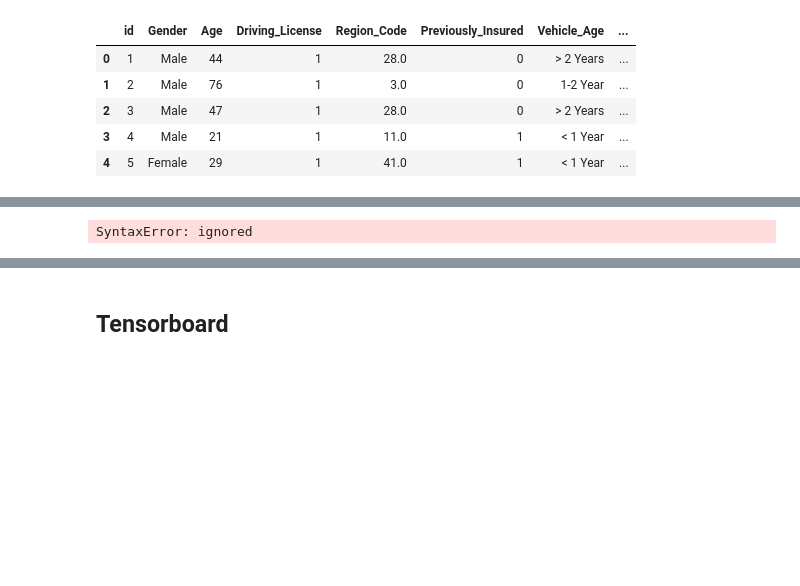
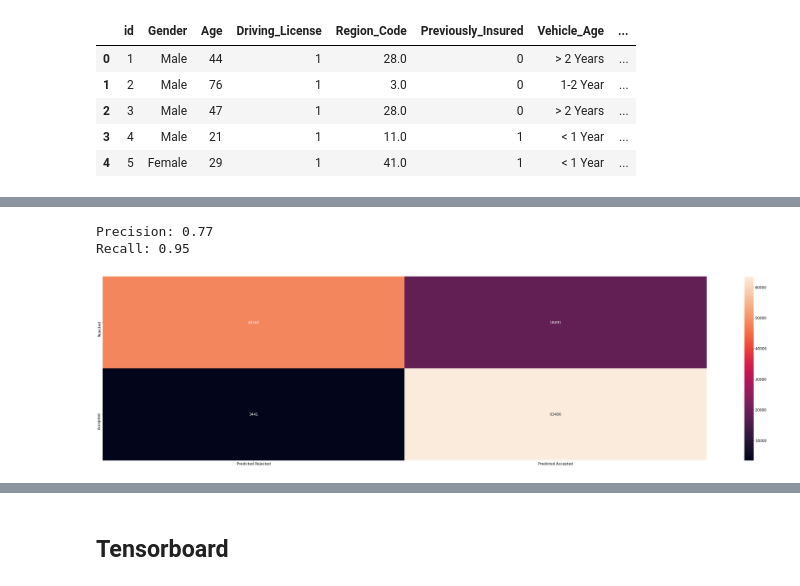
Before and after one commit to gfgullo/HealthInsuranceCrossSellPrediction, a Jupyter notebook: health_insurance_cross_sell_prediction.ipynb, the cells around one changed output, grey strips where cells are left out. Drawn from its saved outputs; the diff is of its cells as text; code cells hidden in the pictures; blank space fills up the shorter version.

```diff
--- a/health_insurance_cross_sell_prediction.ipynb
+++ b/health_insurance_cross_sell_prediction.ipynb
@@ -520,15 +623,15 @@ plot_confusion_matrix(model, ["Rejected", "Accepted"])
 def split_data_by_label(df, target_column):
 
   y = df[target_column].values
-  bool_labels = y!=0
+  bool_labels = y!=0 # creiamo una maschera binaria per filtrare le righe in base al valore del target
 
-  pos_features = df[bool_labels]
-  neg_features = df[~bool_labels]
+  X_pos = df[bool_labels]
+  X_neg = df[~bool_labels] # la tilde inverte la maschera binaria
 
-  pos_features = pos_features.drop(target_column, axis=1).values
-  neg_features = neg_features.drop(target_column, axis=1).values
+  X_pos = X_pos.drop(target_column, axis=1).values
+  X_neg = X_neg.drop(target_column, axis=1).values
 
-  pos_labels = y[bool_labels]
-  neg_labels = y[~bool_labels]
+  y_pos = y[bool_labels]
+  y_neg = y[~bool_labels]
 
-  return pos_features, neg_features, pos_labels, neg_labels
+  return X_pos, X_neg, y_pos, y_neg
@@ -535,12 +640,12 @@ def split_data_by_label(df, target_column):
 # %%
-def concatenate(pos_features, neg_features, pos_labels, neg_labels):
+def concatenate(X_pos, X_neg, y_pos, y_neg):
 
-  concat_features = np.concatenate([neg_features, pos_features], axis=0)
-  concat_labels = np.concatenate([neg_labels, pos_labels], axis=0)
+  X_concat = np.concatenate([X_neg, X_pos], axis=0)
+  y_concat = np.concatenate([y_neg, y_pos], axis=0)
 
-  order = np.arange(len(concat_labels))
+  order = np.arange(len(y_concat))
   np.random.shuffle(order)
-  concat_features = concat_features[order]
-  concat_labels = concat_labels[order]
+  X_concat = X_concat[order]
+  y_concat = y_concat[order]
 
-  return concat_features, concat_labels
+  return X_concat, y_concat
@@ -607,15 +724,15 @@ NameError: ignored
 # %%
 def oversample(df, target_column):
 
-  pos_features, neg_features, pos_labels, neg_labels = split_data_by_label(df, target_column)
+  X_pos, X_neg, y_pos, y_neg = split_data_by_label(df, target_column)
 
-  ids = np.arange(len(pos_features))
-  choices = np.random.choice(ids, len(neg_features))
+  ids = np.arange(len(X_pos)) # come prima, ma ora ids conterrà i possibili indici degli esempi positivi
+  choices = np.random.choice(ids, len(X_neg)) # sempre come prima, ma ora campioniamo tanti indici quanti sono gli esempi negativi
 
-  res_pos_features = pos_features[choices]
-  res_pos_labels = pos_labels[choices]
+  X_pos_res = X_pos[choices]
+  y_pos_res = y_pos[choices]
 
-  res_features, res_labels = concatenate(res_pos_features, neg_features, res_pos_labels, neg_labels)
+  res_features, res_labels = concatenate(X_pos_res, X_neg, y_pos_res, y_neg)
   return res_features, res_labels
 
 X_oversampled, y_oversampled = oversample(df, "Response")
@@ -661,4 +778,6 @@ model.evaluate(X_test, y_test)
 # %%
-plot_confusion_matrix(model, ["Rejected", "Accepted"])1
+plot_confusion_matrix(model, ["Rejected", "Accepted"])
 # %% [output]
-SyntaxError: ignored
+Precision: 0.77
+Recall: 0.95
+[figure, added]
```
Also changed, not shown: parts of 87 cells of this notebook.
